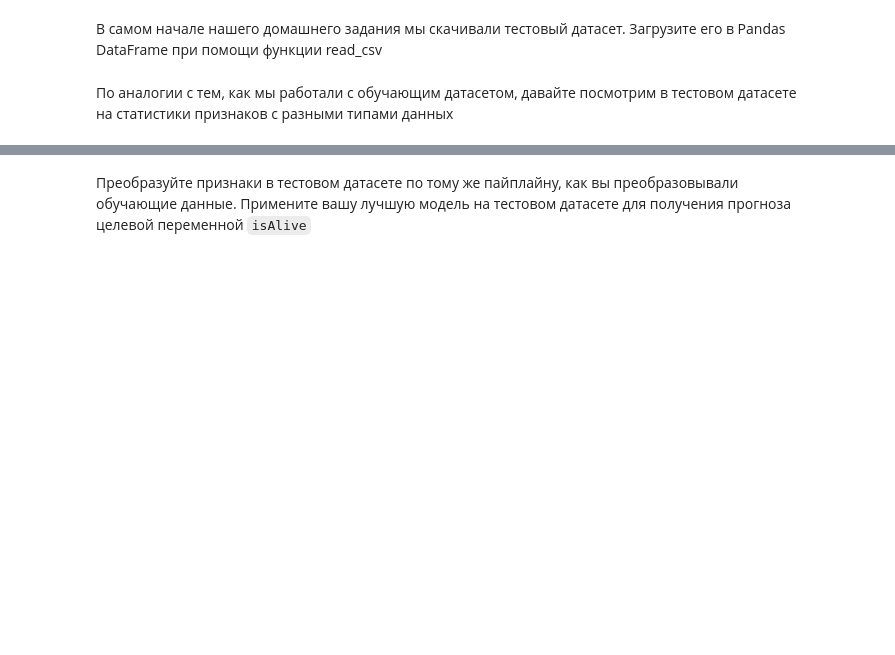
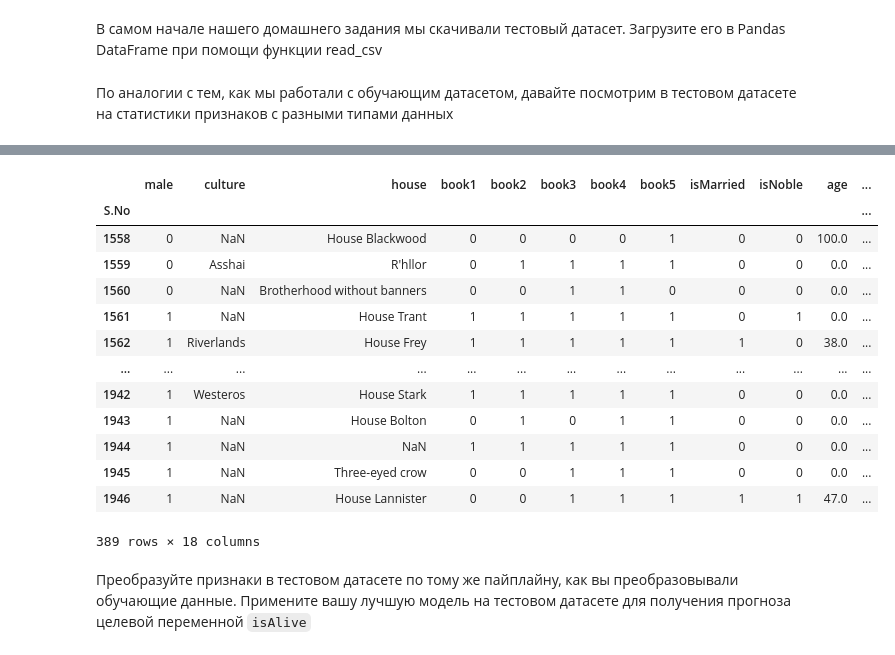
Before and after one commit to skytecat/DLS, a Jupyter notebook: hw_1_game_of_thrones.ipynb, the cells around one changed output, grey strips where cells are left out. Saved outputs shown, nothing was run; the diff lists cells and outputs as text; code cells hidden in the pictures; blank space fills up the shorter version.

```diff
--- a/hw_1_game_of_thrones.ipynb
+++ b/hw_1_game_of_thrones.ipynb
@@ -626,0 +659,26 @@ data_test.loc[1685, 'dateOfBirth'] = 278.
+# %%
+data_test['age_value'] = data_test['age']
+data_test['age_no_data'] = [1 if np.isnan(x) else 0 for x in data_test['age']]
+# %%
+data_test['culture_grouped'] = data_test['culture'].str.lower().map(cultures_grouped_inverted)
+# %%
+data_test['culture_grouped'] = data_test['culture_grouped'].fillna('culture_no_data')
+# %%
+data_test['age_value'] = data_test['age_value'].fillna(0)
+# %%
+data_test
+# %% [output]
+|  | male | culture | house | book1 | book2 | book3 | book4 | book5 | isMarried | isNoble | age | ... |
+| S.No |  |  |  |  |  |  |  |  |  |  |  | ... |
+| 1558 | 0 | NaN | House Blackwood | 0 | 0 | 0 | 0 | 1 | 0 | 0 | 100.0 | ... |
+| 1559 | 0 | Asshai | R'hllor | 0 | 1 | 1 | 1 | 1 | 0 | 0 | 0.0 | ... |
+| 1560 | 0 | NaN | Brotherhood without banners | 0 | 0 | 1 | 1 | 0 | 0 | 0 | 0.0 | ... |
+| 1561 | 1 | NaN | House Trant | 1 | 1 | 1 | 1 | 1 | 0 | 1 | 0.0 | ... |
+| 1562 | 1 | Riverlands | House Frey | 1 | 1 | 1 | 1 | 1 | 1 | 0 | 38.0 | ... |
+| ... | ... | ... | ... | ... | ... | ... | ... | ... | ... | ... | ... | ... |
+| 1942 | 1 | Westeros | House Stark | 1 | 1 | 1 | 1 | 1 | 0 | 0 | 0.0 | ... |
+| 1943 | 1 | NaN | House Bolton | 0 | 1 | 0 | 1 | 1 | 0 | 0 | 0.0 | ... |
+| 1944 | 1 | NaN | NaN | 1 | 1 | 1 | 1 | 1 | 0 | 0 | 0.0 | ... |
+| 1945 | 1 | NaN | Three-eyed crow | 0 | 0 | 1 | 1 | 1 | 0 | 0 | 0.0 | ... |
+| 1946 | 1 | NaN | House Lannister | 0 | 0 | 1 | 1 | 1 | 1 | 1 | 47.0 | ... |
+389 rows × 18 columns
```
Also changed, not shown: parts of 14 cells of this notebook.
